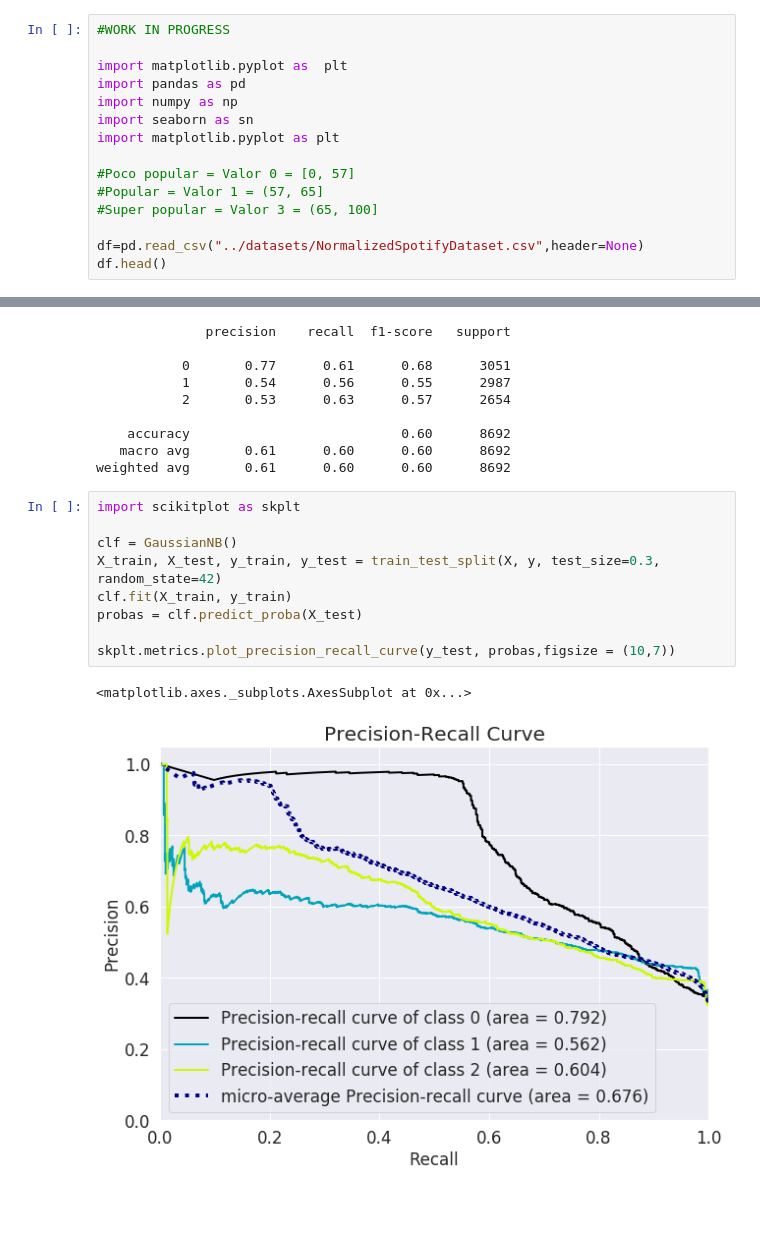
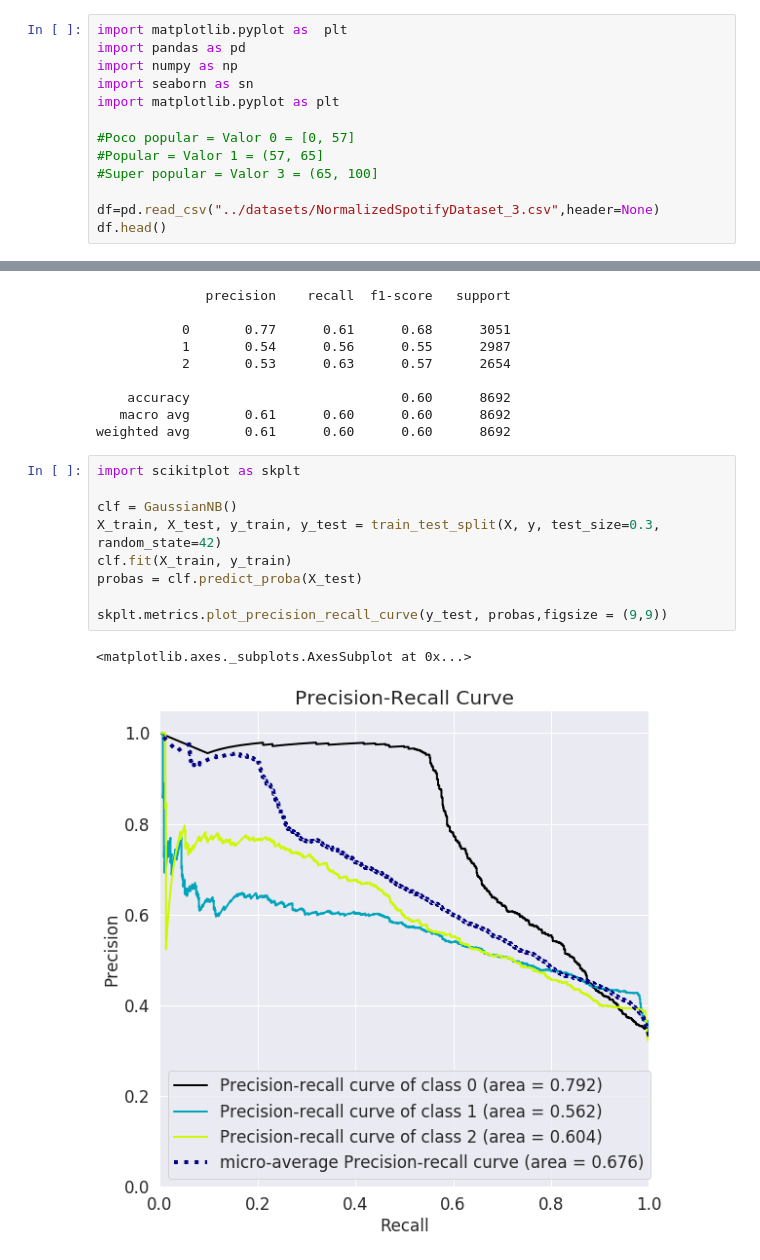
Before and after one commit to feliperamis/spotify-track-prediction, a Jupyter notebook: Practice2/NaiveBayes.ipynb, the cells around one changed output, grey strips where cells are left out. Drawn from its saved outputs; the diff is of its cells as text; blank space fills up the shorter version.

```diff
--- a/Practice2/NaiveBayes.ipynb
+++ b/Practice2/NaiveBayes.ipynb
@@ -1,6 +1,4 @@
 # %%
-#WORK IN PROGRESS
-
 import matplotlib.pyplot as  plt
 import pandas as pd
 import numpy as np
@@ -11,7 +9,7 @@ import matplotlib.pyplot as plt
 #Popular = Valor 1 = (57, 65]
 #Super popular = Valor 3 = (65, 100]
 
-df=pd.read_csv("../datasets/NormalizedSpotifyDataset.csv",header=None)
+df=pd.read_csv("../datasets/NormalizedSpotifyDataset_3.csv",header=None)
 df.head()
 # %% [output]
 |  | 0 | 1 | 2 | 3 | 4 | 5 | 6 | 7 | 8 | 9 | ... | ... |
@@ -108,12 +106,12 @@ weighted avg       0.61      0.60      0.60      8692
 # %%
 import scikitplot as skplt
 
 clf = GaussianNB()
 X_train, X_test, y_train, y_test = train_test_split(X, y, test_size=0.3, random_state=42)
 clf.fit(X_train, y_train)
 probas = clf.predict_proba(X_test)
 
-skplt.metrics.plot_precision_recall_curve(y_test, probas,figsize = (10,7))
+skplt.metrics.plot_precision_recall_curve(y_test, probas,figsize = (9,9))
 # %% [output]
 <matplotlib.axes._subplots.AxesSubplot at 0x...>
-[figure, old version]
+[figure, new version]
```
Also changed, not shown: parts of 8 cells of this notebook.
